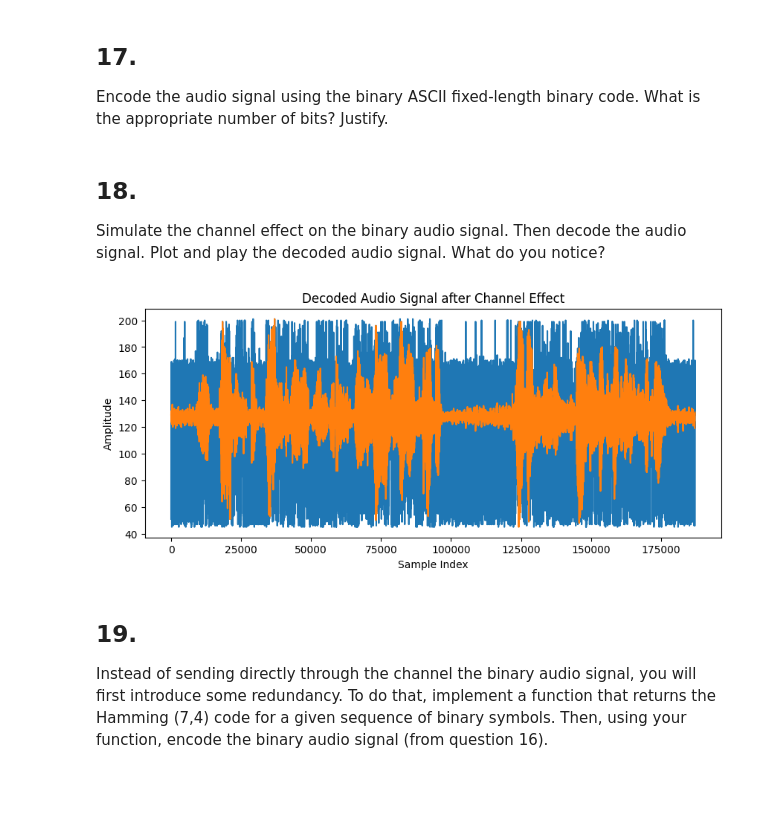
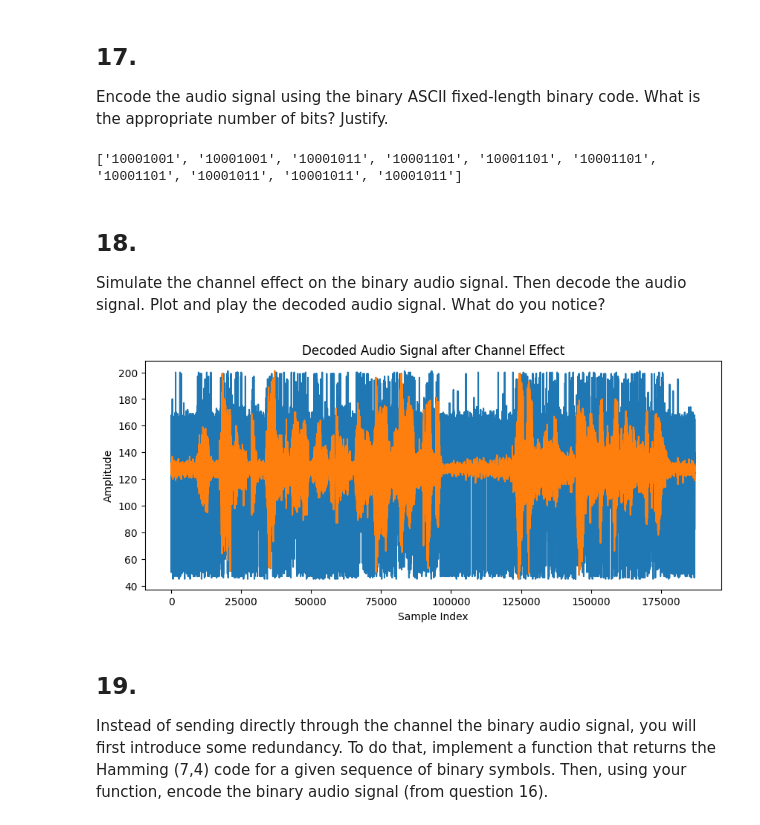
Before and after one commit to sergiopuertas/InfoCodingTheory, a Jupyter notebook: A2/P2 - Notebook.ipynb, the cells around one changed output. Saved outputs shown, nothing was run; the diff lists cells and outputs as text; code cells hidden in the pictures; blank space fills up the shorter version.

```diff
--- a/A2/P2 - Notebook.ipynb
+++ b/A2/P2 - Notebook.ipynb
@@ -227,8 +230,11 @@ Encode the audio signal using the binary ASCII fixed-length binary code. What is
 # Given that the audio signal is quantized in a range 0-255 (8 bits) the appropiate number of bits to represent the audio is 8 bits
 quantized_signal = np.interp(audio_signal, (audio_signal.min(), audio_signal.max()), (0, 255))
 quantized_signal_int = np.round(quantized_signal).astype(np.uint8)
-binary_ascii_encoded = [format(sample, '08b') for sample in quantized_signal_int]
-##print(binary_ascii_encoded)
+binary_ascii_encoded = [format(sample,
+                               '08b') for sample in quantized_signal_int]
+print(binary_ascii_encoded[:10])
+# %% [output]
+['10001001', '10001001', '10001011', '10001101', '10001101', '10001101', '10001101', '10001011', '10001011', '10001011']
 # %% [markdown]
 ## 18.
 Simulate the channel effect on the binary audio signal. Then decode the audio signal.
@@ -236,30 +242,42 @@ Plot and play the decoded audio signal. What do you notice?
 # %%
 p_error = 0.01
 fs = 16000
 
 def simulate_bsc(encoded_signal, p_error):
+    """
+    Simulates the process of a binary symmetric channel with probability p_error of error
+
+    Arguments:
+    ----------
+    encoded_signal:A string containing the message
+    p_error: number between 0 and 1 representing the probability of error
+
+    Returns:
+    ----------
+   A string representing the message after passing through the binary symmetric channel
+    """
     channel_output = []
     for bit_string in encoded_signal:
         flipped_bits = ''.join(['1' if (bit == '0' and np.random.rand() < p_error) else '0' if (bit == '1' and np.random.rand() < p_error) else bit for bit in bit_string])
         channel_output.append(flipped_bits)
     return channel_output
 
 channel_affected_signal = simulate_bsc(binary_ascii_encoded, p_error)
 channel_affected_signal_int = np.array([int(bits, 2) for bits in channel_affected_signal], dtype=np.uint8)
 decoded_audio_signal_interp = np.interp(channel_affected_signal_int, (0, 255), (audio_signal.min(), audio_signal.max()))
 decoded_audio_signal = np.round(decoded_audio_signal_interp).astype(np.uint8)
 
 plt.figure(figsize=(10, 4))
 plt.plot(decoded_audio_signal)
 plt.plot(audio_signal)
 plt.title('Decoded Audio Signal after Channel Effect')
 plt.xlabel('Sample Index')
 plt.ylabel('Amplitude')
 plt.show()
 
 wavfile.write('decoded_audio.wav', fs,decoded_audio_signal.astype(np.float32))
 # %% [output]
-[figure, old version]
+[figure, new version]
 # %% [markdown]
 ## 19.
 Instead of sending directly through the channel the binary audio signal, you will first
```
Also changed, not shown: parts of 5 cells of this notebook.
